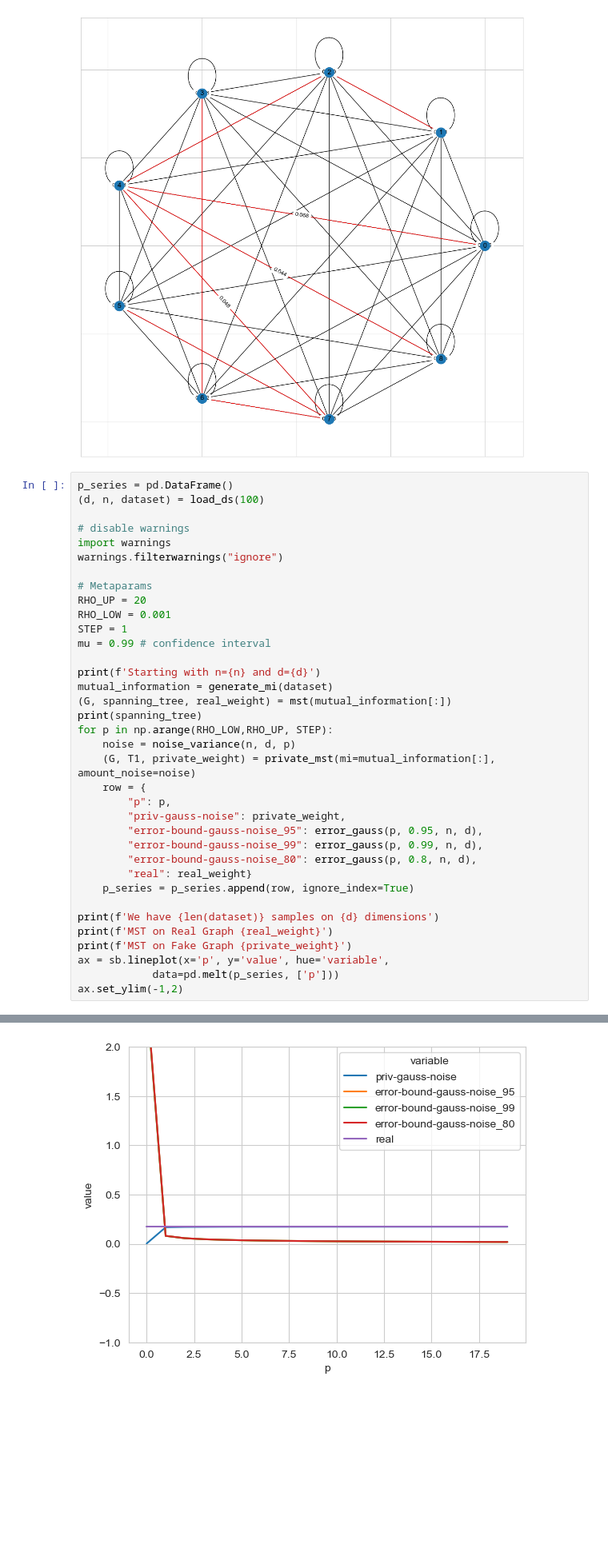
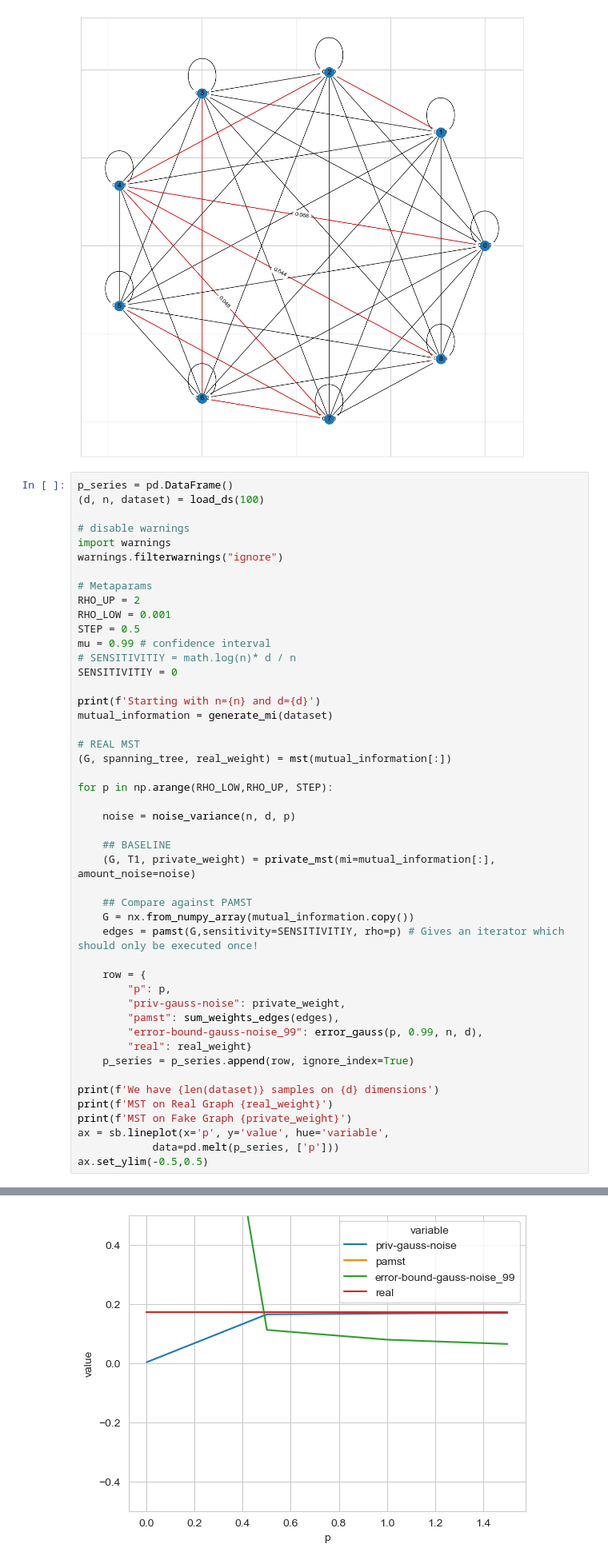
Before and after one commit to lukas681/private-mst, a Jupyter notebook: private_mst.ipynb, the cells around one changed output, grey strips where cells are left out. Shown: that part at 80% size. Saved outputs shown, nothing was run; the diff lists cells and outputs as text; blank space fills up the shorter version.

```diff
--- a/private_mst.ipynb
+++ b/private_mst.ipynb
@@ -338,24 +353,35 @@ import warnings
 warnings.filterwarnings("ignore")
 
 # Metaparams
-RHO_UP = 20
+RHO_UP = 2
 RHO_LOW = 0.001
-STEP = 1
+STEP = 0.5
 mu = 0.99 # confidence interval
+# SENSITIVITIY = math.log(n)* d / n
+SENSITIVITIY = 0
 
 print(f'Starting with n={n} and d={d}')
 mutual_information = generate_mi(dataset)
+
+# REAL MST
 (G, spanning_tree, real_weight) = mst(mutual_information[:])
-print(spanning_tree)
+
 for p in np.arange(RHO_LOW,RHO_UP, STEP):
+
     noise = noise_variance(n, d, p)
+
+    ## BASELINE
     (G, T1, private_weight) = private_mst(mi=mutual_information[:], amount_noise=noise)
+
+    ## Compare against PAMST
+    G = nx.from_numpy_array(mutual_information.copy())
+    edges = pamst(G,sensitivity=SENSITIVITIY, rho=p) # Gives an iterator which should only be executed once!
+
     row = {
         "p": p,
         "priv-gauss-noise": private_weight,
-        "error-bound-gauss-noise_95": error_gauss(p, 0.95, n, d),
+        "pamst": sum_weights_edges(edges),
         "error-bound-gauss-noise_99": error_gauss(p, 0.99, n, d),
-        "error-bound-gauss-noise_80": error_gauss(p, 0.8, n, d),
         "real": real_weight}
     p_series = p_series.append(row, ignore_index=True)
 
@@ -364,7 +390,7 @@ print(f'MST on Real Graph {real_weight}')
 print(f'MST on Fake Graph {private_weight}')
 ax = sb.lineplot(x='p', y='value', hue='variable',
             data=pd.melt(p_series, ['p']))
-ax.set_ylim(-1,2)
+ax.set_ylim(-0.5,0.5)
 # %% [output]
 Finished Loading dataset
 Finished loading dataset with 100 dimensions and 85548 rows
@@ -387,4 +413,4 @@ MST on Fake Graph 0.17317853621672807
-[figure, old version]
+[figure, new version]
 # %%
 error_graph = pd.DataFrame()
 for dps in p_series.iterrows():
```
Also changed, not shown: parts of 4 cells of this notebook.
